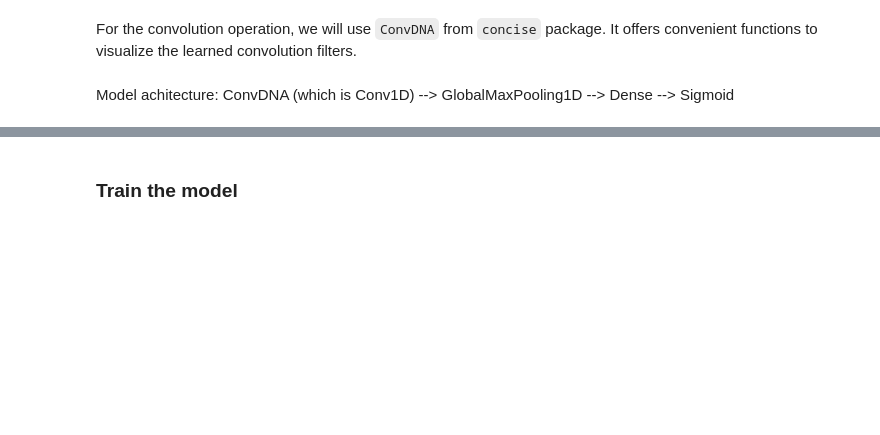
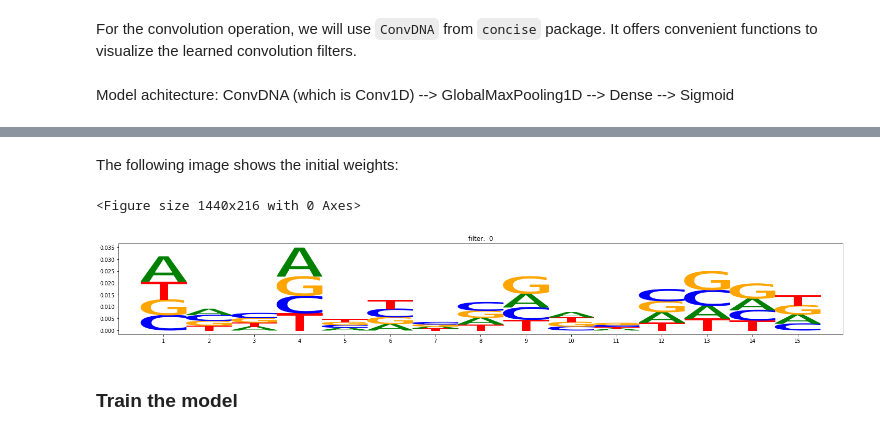
Before and after one commit to gagneurlab/SystemGeneticsDL, a Jupyter notebook: sol/PWM-solution.ipynb, the cells around one changed output, grey strips where cells are left out. Drawn from its saved outputs; the diff is of its cells as text; code cells hidden in the pictures; blank space fills up the shorter version.

```diff
--- a/sol/PWM-solution.ipynb
+++ b/sol/PWM-solution.ipynb
@@ -321,5 +353,12 @@ Trainable params: 61
 Non-trainable params: 0
 _________________________________________________________________
+# %% [markdown]
+The following image shows the initial weights:
+# %%
+model.layers[0].plot_weights(figsize=(20, 3), plot_type="motif_pwm_info");
+# %% [output]
+<Figure size 1440x216 with 0 Axes>
+[figure, added]
 # %% [markdown]
 ### Train the model
 # %%
```
Also changed, not shown: parts of 16 cells of this notebook, 1 other file.
